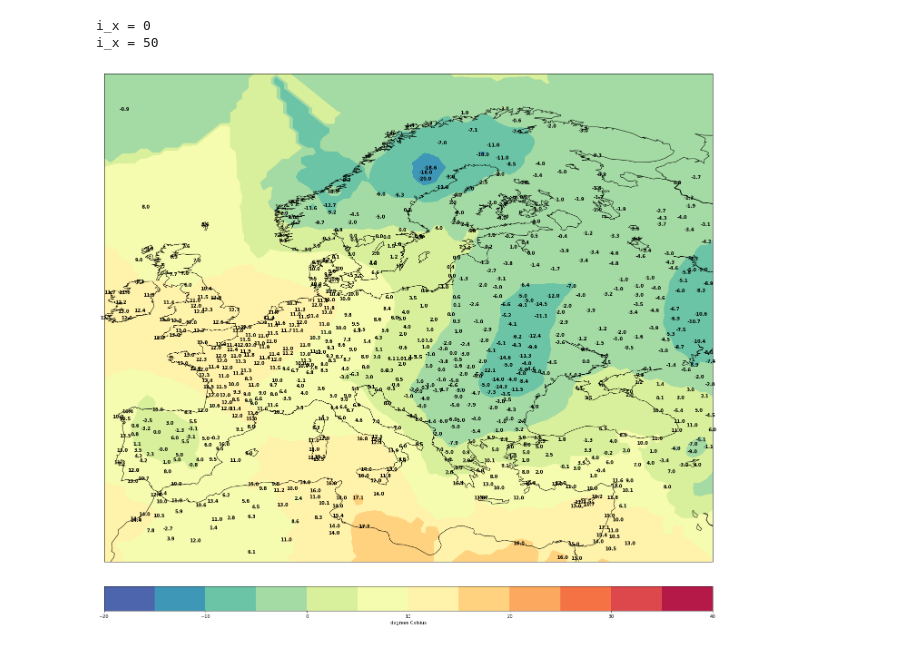
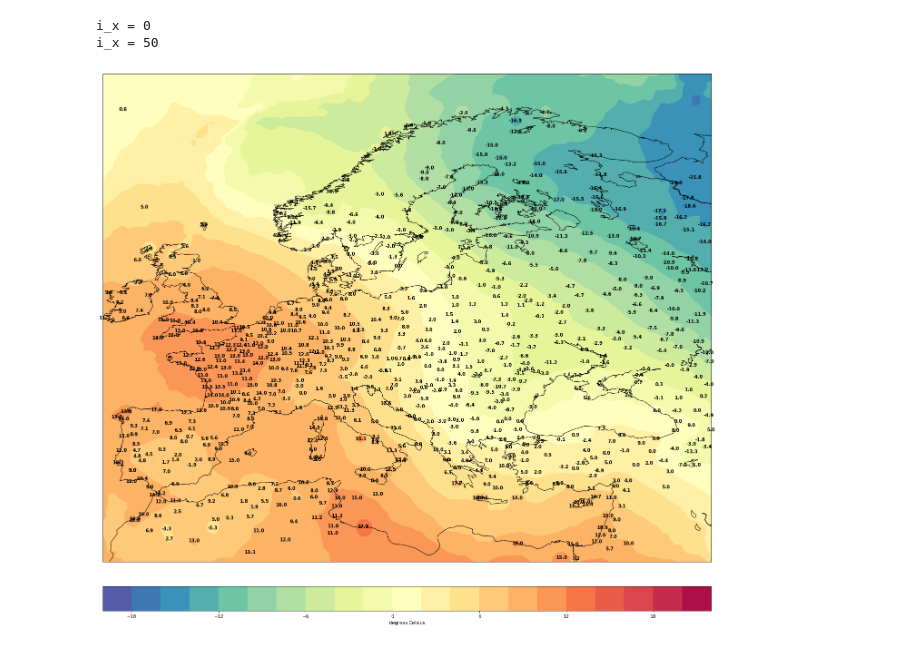
Before and after one commit to tam-leminh/meteo-data-ml, a Jupyter notebook: Meteo.ipynb, the cells around one changed output. Drawn from its saved outputs; the diff is of its cells as text; code cells hidden in the pictures.

Commit message:
CHANGE Meteo now reads locations data file

```diff
--- a/Meteo.ipynb
+++ b/Meteo.ipynb
@@ -27,14 +27,14 @@ def NNI_temp(xlon, xlat, ylon, ylat, temp, prediction):
             idx_closest = -1
             distance = 0
             for it in range(0, len(xlon)):
-                distance = sq_distance(glons[i_x][i_y], glats[i_x][i_y], lon[it], lat[it])
+                distance = sq_distance(ylon[i_x][i_y], ylat[i_x][i_y], xlon[it], xlat[it])
                 if (idx_closest < 0):
                     distance_to_closest = distance
                     idx_closest = it
                 elif (distance_to_closest > distance):
                     distance_to_closest = distance
                     idx_closest = it
-            prediction[i_x][i_y] = temp[idx_closest]['temp']
+            prediction[i_x][i_y] = temp[idx_closest]
 
 
 
@@ -53,7 +53,7 @@ def IDW_temp(xlon, xlat, ylon, ylat, temp, prediction, radius):
             distance = 0
             distance_to_closest = 0
             for it in range(0, len(xlon)):
-                distance = sqrt(sq_distance(glons[i_x][i_y], glats[i_x][i_y], lon[it], lat[it]))
+                distance = sqrt(sq_distance(ylon[i_x][i_y], ylat[i_x][i_y], xlon[it], xlat[it]))
                 if (idx_closest < 0):
                     distance_to_closest = distance
                     idx_closest = it
@@ -61,9 +61,9 @@ def IDW_temp(xlon, xlat, ylon, ylat, temp, prediction, radius):
                     distance_to_closest = distance
                     idx_closest = it
                 if (distance < radius):
-                    numerator += temp[it]['temp']/distance
+                    numerator += temp[it]/distance
                     denominator += 1/distance
             if (denominator == 0):
-                prediction[i_x][i_y] = temp[idx_closest]['temp']
+                prediction[i_x][i_y] = temp[idx_closest]
             else:
                 prediction[i_x][i_y] = numerator/denominator
@@ -153,3 +70,13 @@ for weather in weathers:
+# %%
+#Read cities list
+obs = pd.read_csv("data/Temp-2018_12_21-23_34.csv", ',')
+obs = obs.drop(['Unnamed: 0'], axis=1)
+# %%
+#Get cities coordinates and ID
+lon = obs['Lon'].tolist()
+lat = obs['Lat'].tolist()
+ids = obs['ID'].tolist()
+temps = obs['Temp'].tolist()
 # %%
 #Map boundaries
 lon_min = -10.56
@@ -169,35 +96,35 @@ temps_in_bounds = []
 plt.figure(figsize=(24,24))
 map = Basemap(llcrnrlon=lon_min,llcrnrlat=lat_min,urcrnrlon=lon_max,urcrnrlat=lat_max, resolution = 'l', epsg=4668)
 map.drawmapboundary(fill_color='white')
 #map.fillcontinents(color='coral',lake_color='white')
 map.drawcoastlines()
 
 x, y = map(lon, lat)
 
 #Create annotations for temperature and only keep cities in bound
 for i in range(0,len(x)-1):
     if lon[i] > lon_min and lon[i] < lon_max and lat[i] > lat_min and lat[i] < lat_max:
-        plt.text(x[i], y[i], "{0:.1f}".format(temps[i]['temp']),fontsize=10,fontweight='bold', ha='center',va='center',color='k')
+        plt.text(x[i], y[i], "{0:.1f}".format(temps[i]),fontsize=10,fontweight='bold', ha='center',va='center',color='k')
         x_in_bounds.append(x[i])
         y_in_bounds.append(y[i])
-        temps_in_bounds.append(temps[i]['temp'])
+        temps_in_bounds.append(temps[i])
 
 glons, glats = map.makegrid(nx, ny)
 gx, gy = map(glons, glats)
 predict = np.zeros((nx, ny))
 
 #Interpolation
 #NNI_temp(lon, lat, glons, glats, temps, predict)
-IDW_temp(lon, lat, glons, glats, temps, predict, 5)
+IDW_temp(lon, lat, glons, glats, temps, predict, 10)
 
 #Plot contours
-clevs = [-20,-15,-10,-5,0,5,10,15,20,25,30,35,40]
+clevs = [-20,-18,-16,-14,-12,-10,-8,-6,-4,-2,0,2,4,6,8,10,12,14,16,18,20,22]
 cs = map.contourf(gx,gy,predict,clevs,cmap='Spectral_r')
 
 #Display colorbar
 cbar = map.colorbar(cs,location='bottom',pad="5%")
 cbar.set_label('degrees Celsius')
 # %% [output]
 i_x = 0
 i_x = 50
-[figure, old version]
+[figure, new version]
```
Also changed, not shown: parts of 6 cells of this notebook, 2 other files.
